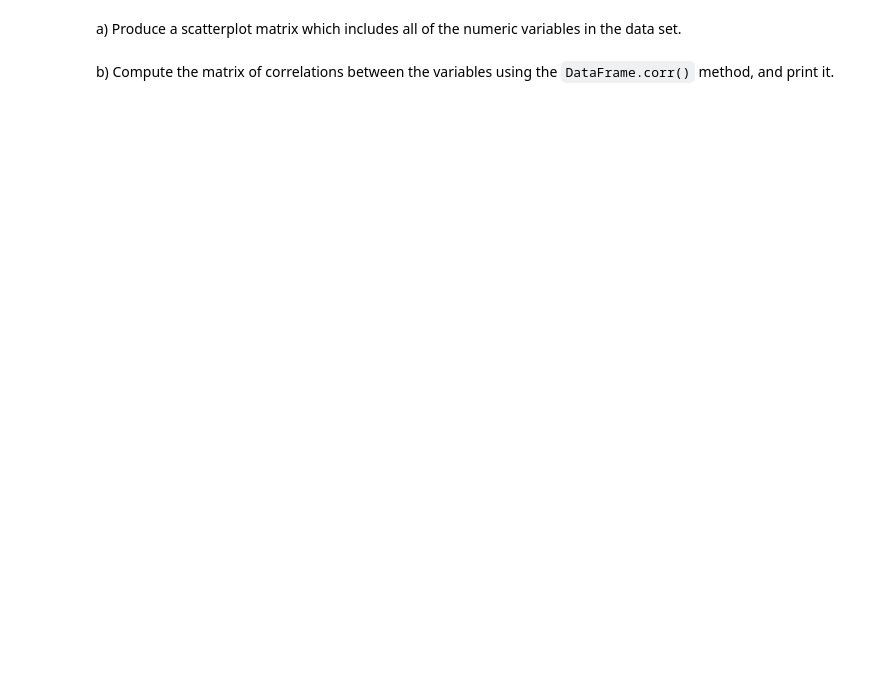
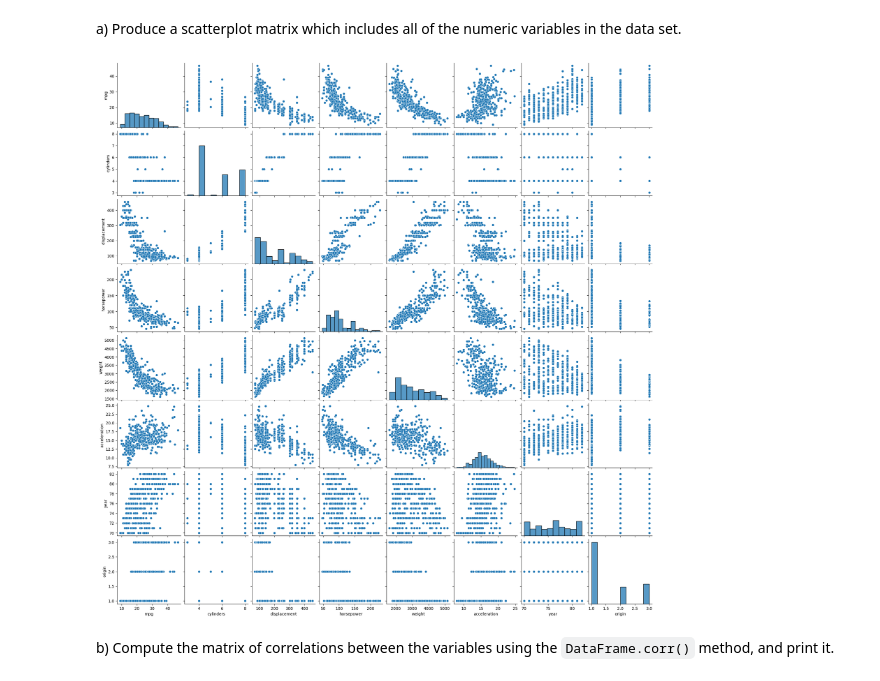
Before and after one commit to bkaddoura/estimation_machine_learning_testing, a Jupyter notebook: 04-homework/Homework_2_Python.ipynb, the cells around one changed output. Cells and saved outputs as stored; diff of their text form; code cells hidden in the pictures; blank space fills up the shorter version.

```diff
--- a/04-homework/Homework_2_Python.ipynb
+++ b/04-homework/Homework_2_Python.ipynb
@@ -29,7 +43,9 @@ Auto
 # %% [markdown]
 a)	Produce a scatterplot matrix which includes all of the numeric variables in the data set.
 # %%
-#Add your code here
+sns.pairplot(Auto);
+# %% [output]
+[figure, added]
 # %% [markdown]
 b)	Compute the matrix of correlations between the variables using the `DataFrame.corr()` method, and print it.
 # %%
```
Also changed, not shown: parts of 3 cells of this notebook, 16 other files.
